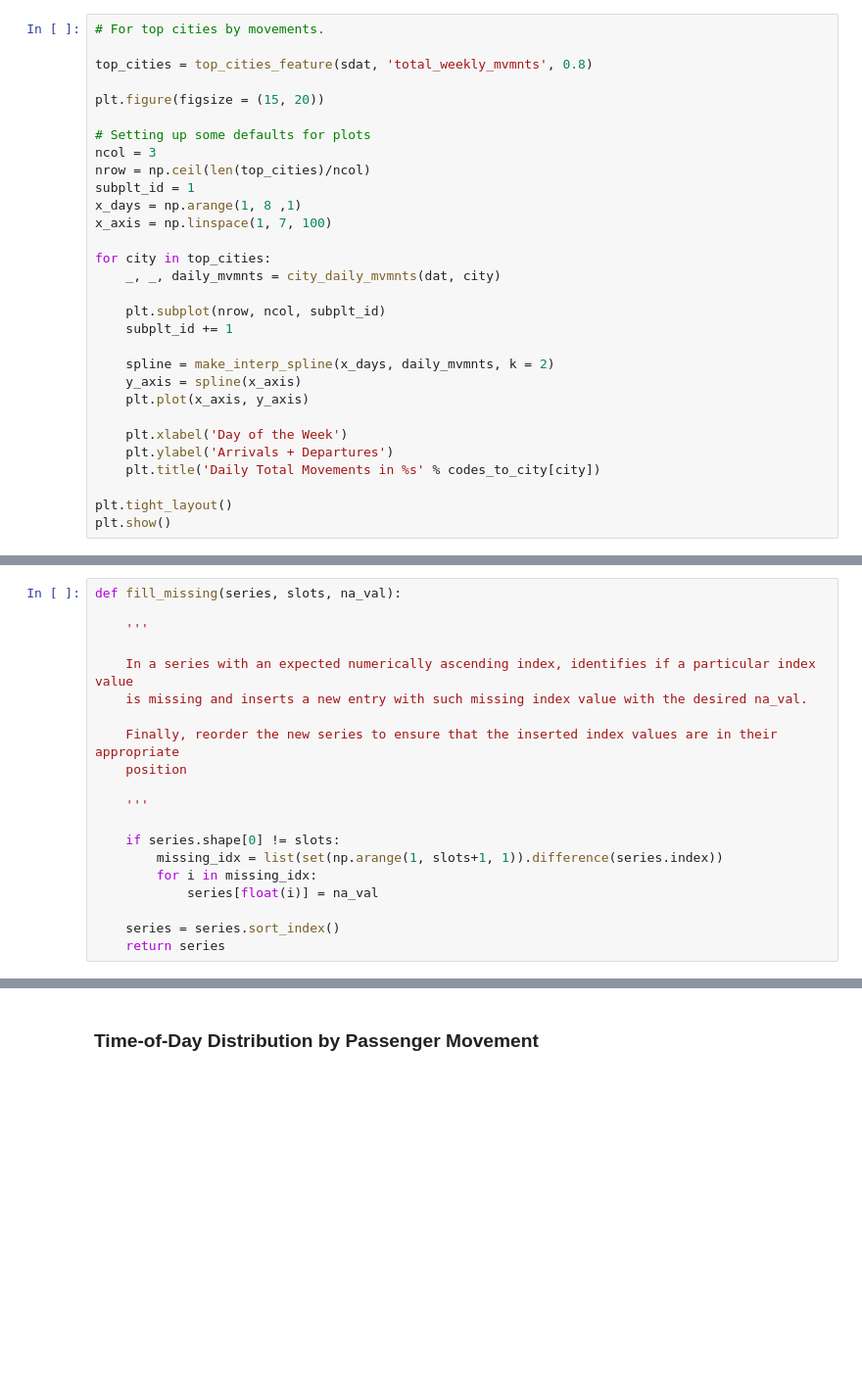
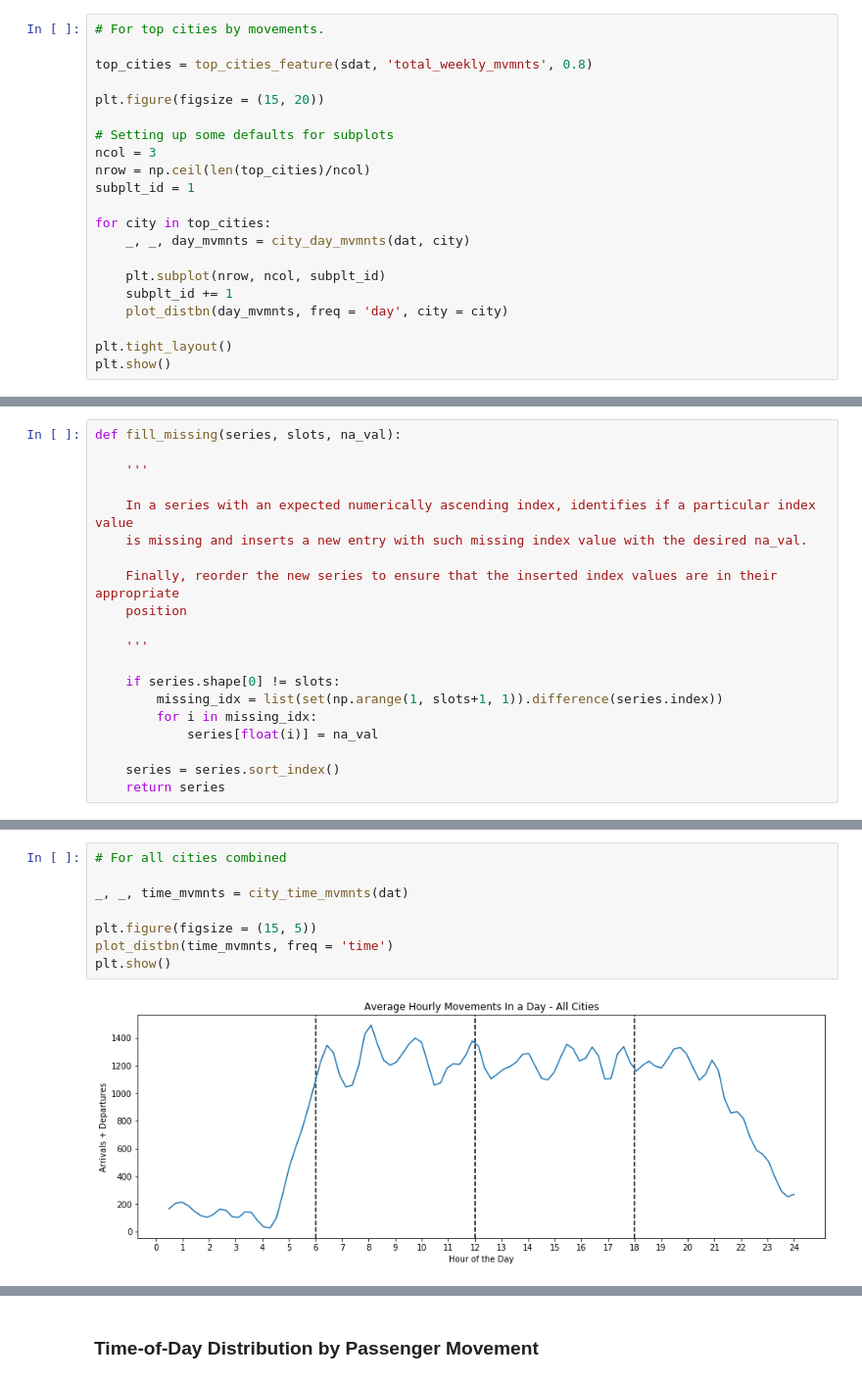
Before and after one commit to sanjeevgadre/Portfolio-Airport-Traffic, a Jupyter notebook: city-analysis.ipynb, the cells around one changed output, grey strips where cells are left out. Shown at 98% size. Cells and saved outputs as stored; diff of their text form; blank space fills up the shorter version.

```diff
--- a/city-analysis.ipynb
+++ b/city-analysis.ipynb
@@ -237,26 +262,17 @@ top_cities = top_cities_feature(sdat, 'total_weekly_mvmnts', 0.8)
 
 plt.figure(figsize = (15, 20))
 
-# Setting up some defaults for plots
+# Setting up some defaults for subplots
 ncol = 3
 nrow = np.ceil(len(top_cities)/ncol)
 subplt_id = 1
-x_days = np.arange(1, 8 ,1)
-x_axis = np.linspace(1, 7, 100)
 
 for city in top_cities:
-    _, _, daily_mvmnts = city_daily_mvmnts(dat, city)
+    _, _, day_mvmnts = city_day_mvmnts(dat, city)
 
     plt.subplot(nrow, ncol, subplt_id)
     subplt_id += 1
-
-    spline = make_interp_spline(x_days, daily_mvmnts, k = 2)
-    y_axis = spline(x_axis)
-    plt.plot(x_axis, y_axis)
-
-    plt.xlabel('Day of the Week')
-    plt.ylabel('Arrivals + Departures')
-    plt.title('Daily Total Movements in %s' % codes_to_city[city])
+    plot_distbn(day_mvmnts, freq = 'day', city = city)
 
 plt.tight_layout()
 plt.show()
@@ -358,0 +339,10 @@ plt.show()
+# %%
+# For all cities combined
+
+_, _, time_mvmnts = city_time_mvmnts(dat)
+
+plt.figure(figsize = (15, 5))
+plot_distbn(time_mvmnts, freq = 'time')
+plt.show()
+# %% [output]
+[figure, added]
```
Also changed, not shown: parts of 8 cells of this notebook.
